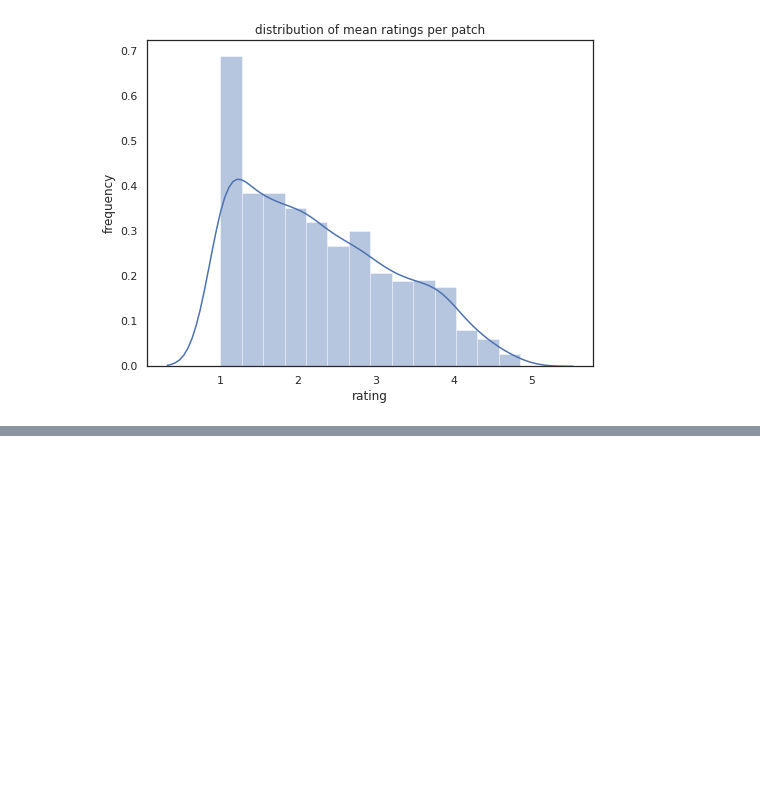
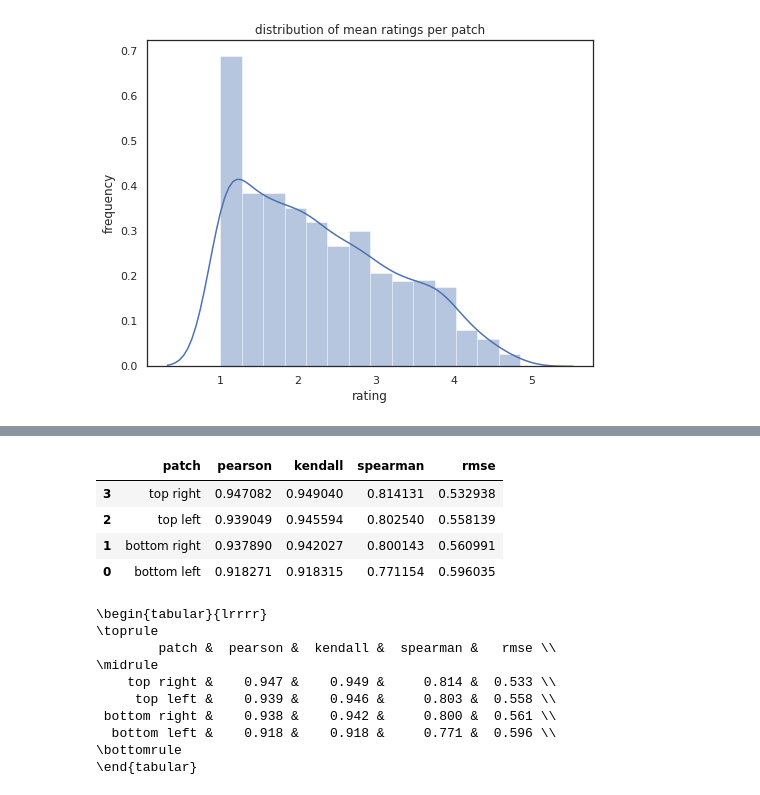
Before and after one commit to Telecommunication-Telemedia-Assessment/image_quality_test, a Jupyter notebook: test_2/analyze.ipynb, the cells around one changed output, grey strips where cells are left out. Cells and saved outputs as stored; diff of their text form; code cells hidden in the pictures; blank space fills up the shorter version.

```diff
--- a/test_2/analyze.ipynb
+++ b/test_2/analyze.ipynb
@@ -311,0 +356,20 @@ See the caveats in the documentation: https://pandas.pydata.org/pandas-docs/stab
+# %%
+dcorrs = pd.DataFrame(corrs)
+d(dcorrs.sort_values(by="pearson", ascending=False))
+print(dcorrs.sort_values(by="pearson", ascending=False).round(3).to_latex(index=False))
+# %% [output]
+|  | patch | pearson | kendall | spearman | rmse |
+| 3 | top right | 0.947082 | 0.949040 | 0.814131 | 0.532938 |
+| 2 | top left | 0.939049 | 0.945594 | 0.802540 | 0.558139 |
+| 1 | bottom right | 0.937890 | 0.942027 | 0.800143 | 0.560991 |
+| 0 | bottom left | 0.918271 | 0.918315 | 0.771154 | 0.596035 |
+\begin{tabular}{lrrrr}
+\toprule
+        patch &  pearson &  kendall &  spearman &   rmse \\
+\midrule
+    top right &    0.947 &    0.949 &     0.814 &  0.533 \\
+     top left &    0.939 &    0.946 &     0.803 &  0.558 \\
+ bottom right &    0.938 &    0.942 &     0.800 &  0.561 \\
+  bottom left &    0.918 &    0.918 &     0.771 &  0.596 \\
+\bottomrule
+\end{tabular}
```
Also changed, not shown: parts of 14 cells of this notebook.
